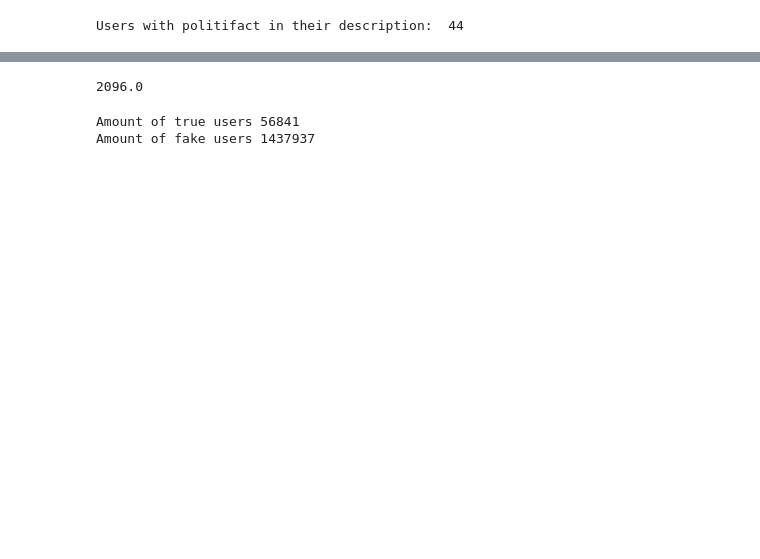
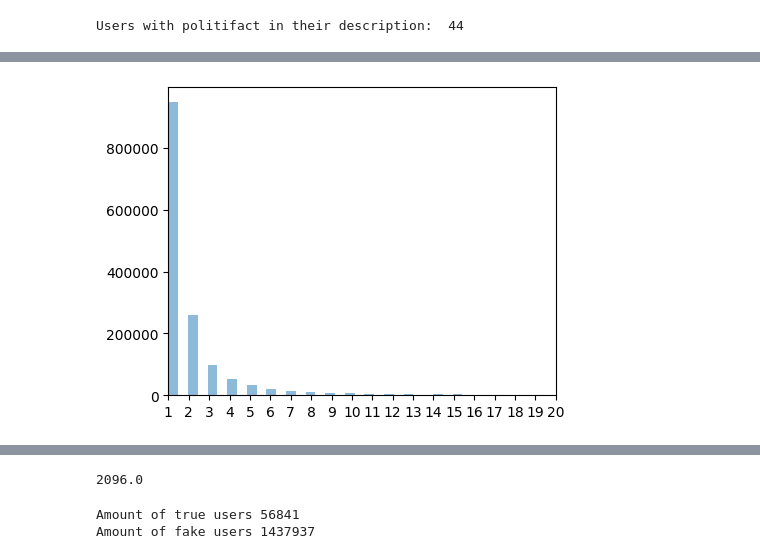
Before and after one commit to lrnz-asnprs/tweet-collector, a Jupyter notebook: fake_collector/notebooks/laurenz_notebook.ipynb, the cells around one changed output, grey strips where cells are left out. Cells and saved outputs as stored; diff of their text form; code cells hidden in the pictures; blank space fills up the shorter version.

```diff
--- a/fake_collector/notebooks/laurenz_notebook.ipynb
+++ b/fake_collector/notebooks/laurenz_notebook.ipynb
@@ -66,3 +77,16 @@ user_df['labeled_tweet_count'] = user_df.apply(lambda x: len(users_object.get(x[
+# %%
+import matplotlib.pyplot as plt
+
+user_labeled_tweets = user_df[user_df['labeled_tweet_count'] > 0]
+
+fig, ax = plt.subplots(figsize=(5,4))
+
+ax.hist(user_labeled_tweets['labeled_tweet_count'], bins=2000, alpha=0.5)
+ax.set_xlim([1,20])
+ax.set_xticks([1,2,3,4,5,6,7,8,9,10,11,12,13,14,15,16,17,18,19,20])
+plt.show()
+# %% [output]
+[figure, added]
 # %%
 # Calculate aggregate falsity score divided by general tweet count
 user_df['avg_falsity_tweetcount'] = user_df['aggregate_falsity_score'] / user_df['tweet_count']
```
Also changed, not shown: parts of 10 cells of this notebook, 27 other files.
